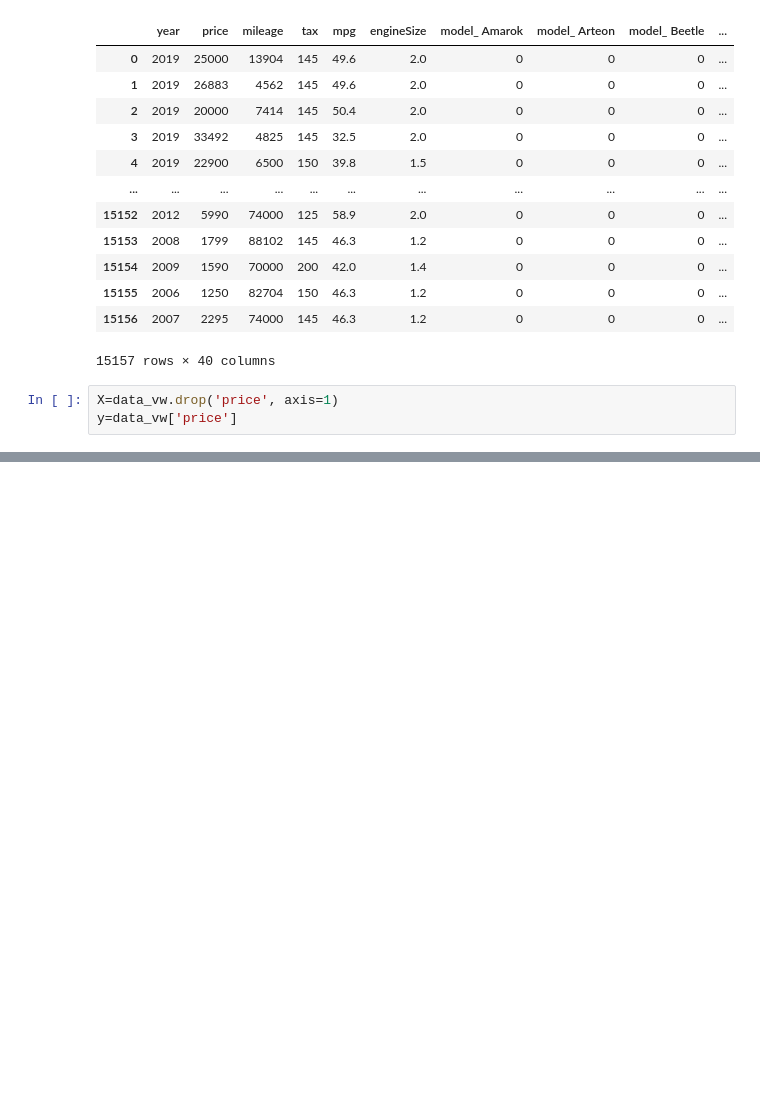
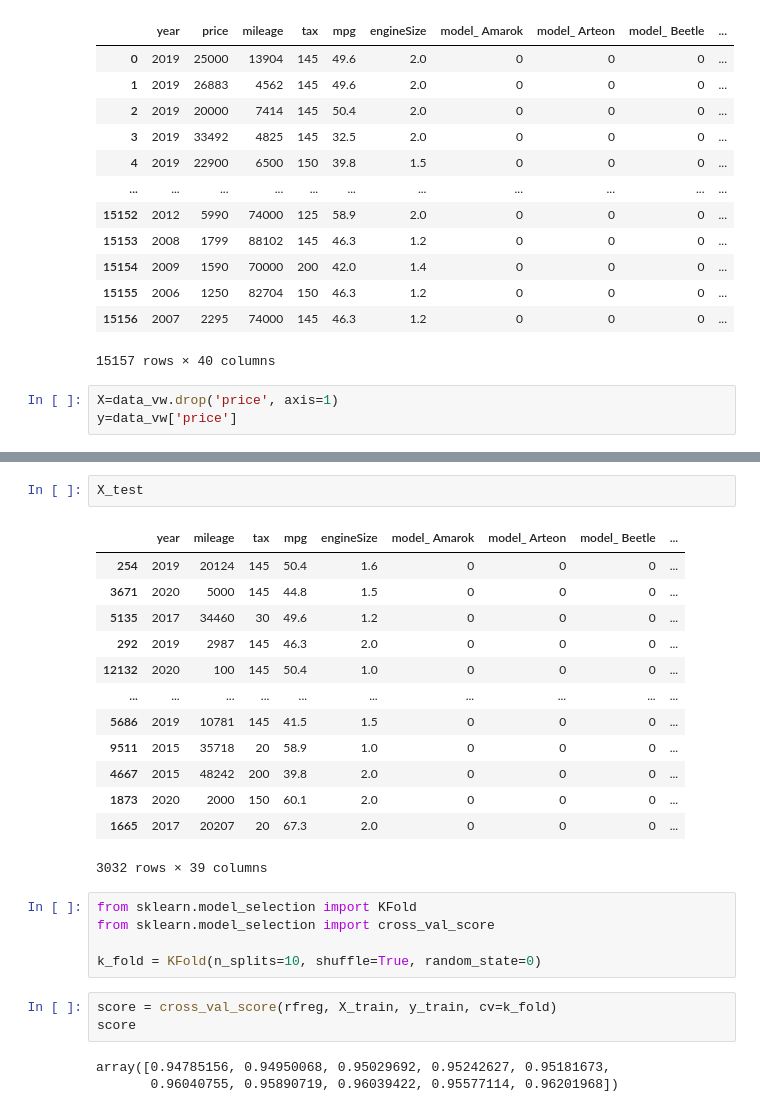
Before and after one commit to ojjy/datascience, a Jupyter notebook: usedcar/usedcar_vw.ipynb, the cells around one changed output, grey strips where cells are left out. Cells and saved outputs as stored; diff of their text form; blank space fills up the shorter version.

```diff
--- a/usedcar/usedcar_vw.ipynb
+++ b/usedcar/usedcar_vw.ipynb
@@ -121,0 +139,27 @@ X_train, y_train, X_test, y_test = train_test_split(X, y, test_size=0.2)
+# %%
+X_test
+# %% [output]
+|  | year | mileage | tax | mpg | engineSize | model_ Amarok | model_ Arteon | model_ Beetle | ... |
+| 254 | 2019 | 20124 | 145 | 50.4 | 1.6 | 0 | 0 | 0 | ... |
+| 3671 | 2020 | 5000 | 145 | 44.8 | 1.5 | 0 | 0 | 0 | ... |
+| 5135 | 2017 | 34460 | 30 | 49.6 | 1.2 | 0 | 0 | 0 | ... |
+| 292 | 2019 | 2987 | 145 | 46.3 | 2.0 | 0 | 0 | 0 | ... |
+| 12132 | 2020 | 100 | 145 | 50.4 | 1.0 | 0 | 0 | 0 | ... |
+| ... | ... | ... | ... | ... | ... | ... | ... | ... | ... |
+| 5686 | 2019 | 10781 | 145 | 41.5 | 1.5 | 0 | 0 | 0 | ... |
+| 9511 | 2015 | 35718 | 20 | 58.9 | 1.0 | 0 | 0 | 0 | ... |
+| 4667 | 2015 | 48242 | 200 | 39.8 | 2.0 | 0 | 0 | 0 | ... |
+| 1873 | 2020 | 2000 | 150 | 60.1 | 2.0 | 0 | 0 | 0 | ... |
+| 1665 | 2017 | 20207 | 20 | 67.3 | 2.0 | 0 | 0 | 0 | ... |
+3032 rows × 39 columns
+# %%
+from sklearn.model_selection import KFold
+from sklearn.model_selection import cross_val_score
+
+k_fold = KFold(n_splits=10, shuffle=True, random_state=0)
+# %%
+score = cross_val_score(rfreg, X_train, y_train, cv=k_fold)
+score
+# %% [output]
+array([0.94785156, 0.94950068, 0.95029692, 0.95242627, 0.95181673,
+       0.96040755, 0.95890719, 0.96039422, 0.95577114, 0.96201968])
```
Also changed, not shown: parts of 15 cells of this notebook.
